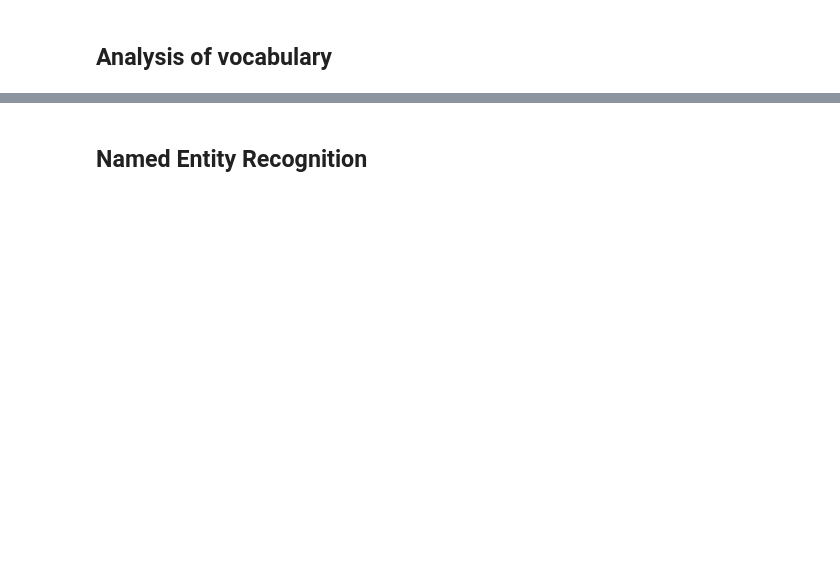
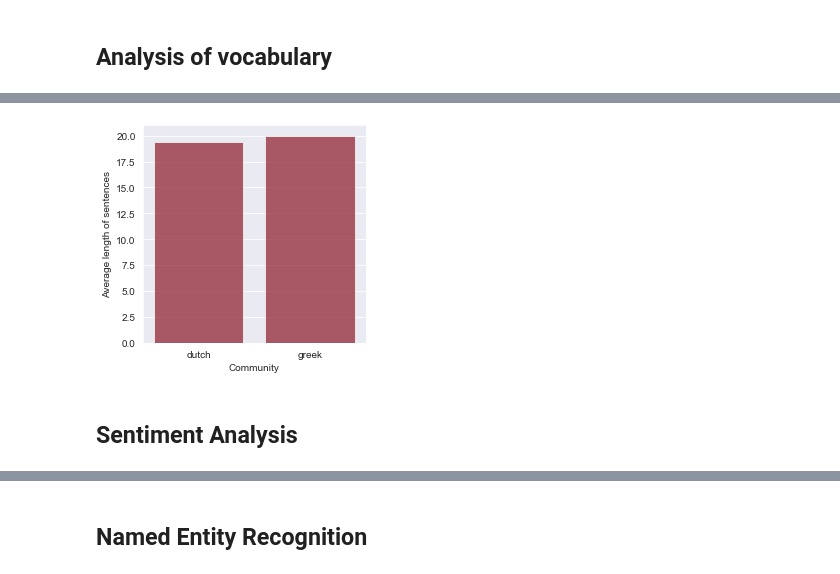
Before and after one commit to peterverhaar/goodreads_readingculture, a Jupyter notebook: Textual analysis of reviews.ipynb, the cells around one changed output, grey strips where cells are left out. Saved outputs shown, nothing was run; the diff lists cells and outputs as text; code cells hidden in the pictures; blank space fills up the shorter version.

```diff
--- a/Textual analysis of reviews.ipynb
+++ b/Textual analysis of reviews.ipynb
@@ -273,0 +442,18 @@ Average length of Greek review:
+# %%
+x_axis = df_sum.index
+y_axis = df_sum.sentence_length
+# %%
+fig = plt.figure( figsize = ( 4,4 ))
+sns.set_style("darkgrid")
+
+ax = sns.barplot( x = x_axis , y = y_axis , alpha = 0.7,
+                     color = '#a0061a'  )
+
+ax.set_xlabel('Community')
+ax.set_ylabel('Average length of sentences')
+
+plt.show()
+# %% [output]
+[figure, added]
+# %% [markdown]
+## Sentiment Analysis
```
Also changed, not shown: parts of 39 cells of this notebook.
